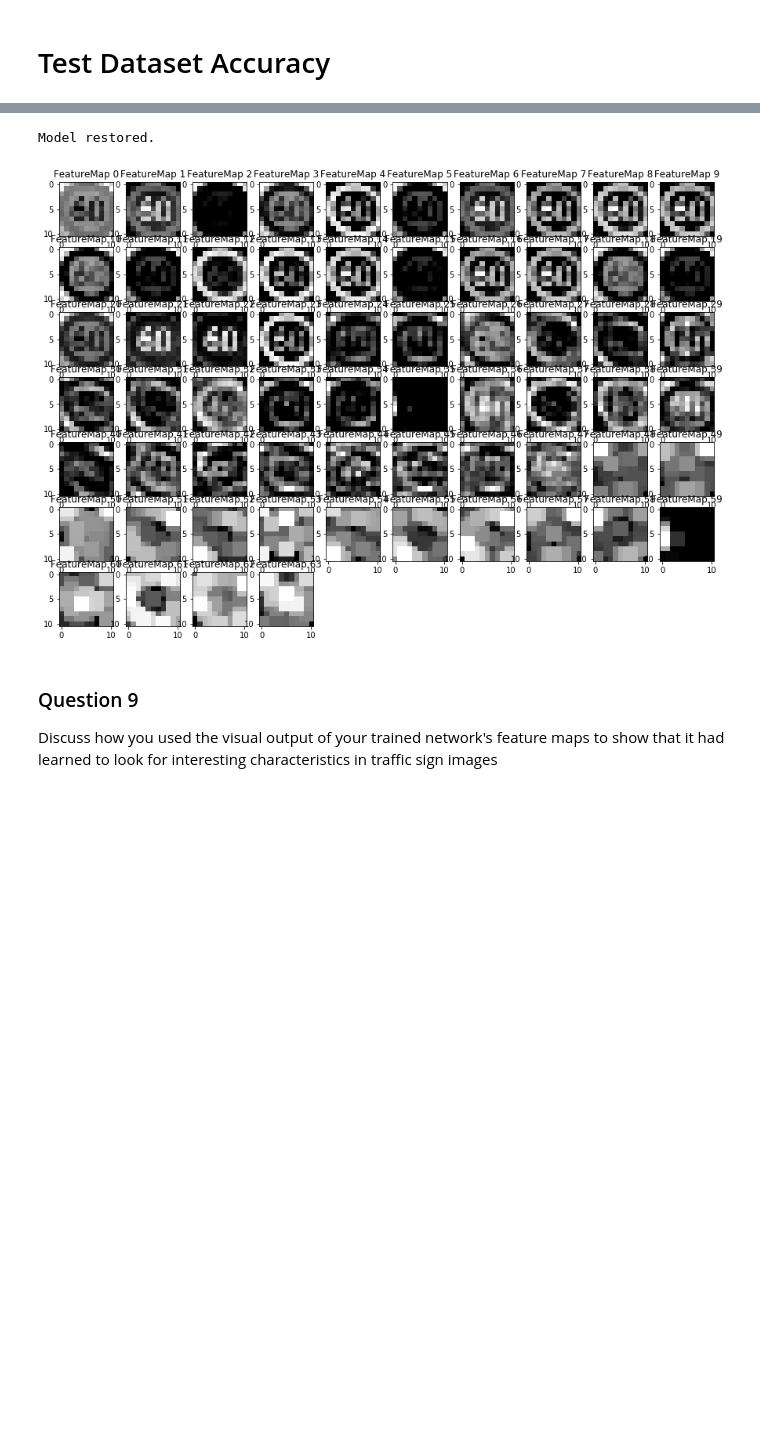
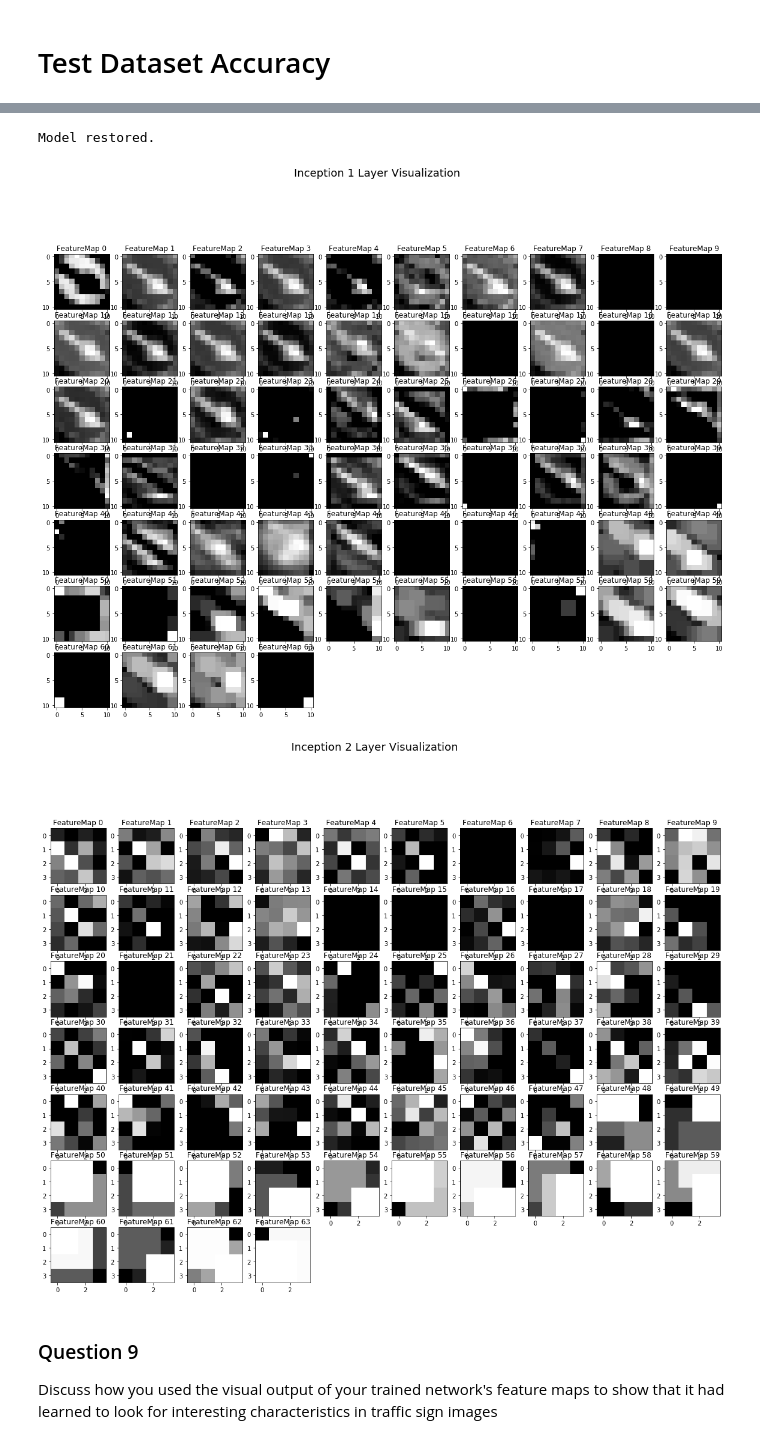
Before and after one commit to mibrahimali/CarND-Traffic-Sign-Classifier-P2, a Jupyter notebook: Traffic_Sign_Classifier.ipynb, the cells around one changed output, grey strips where cells are left out. Saved outputs shown, nothing was run; the diff lists cells and outputs as text; code cells hidden in the pictures; blank space fills up the shorter version.

Commit message:
finish Traffic Signs Classifier and update overall visualization

```diff
--- a/Traffic_Sign_Classifier.ipynb
+++ b/Traffic_Sign_Classifier.ipynb
@@ -480,7 +503,7 @@ def plot_confusion_matrix(cm, classes,
 with tf.Session() as sess:
     saver.restore(sess, "./lenet")
     print("Model restored.")
-    logits = sess.run(network_output, feed_dict={x: X_valid_normalized, y: y_valid, keep_prob: 1.0})
+    logits = sess.run(network_output, feed_dict={x: X_valid, y: y_valid, mean_image_placeholder:mean_image, keep_prob: 1.0, keep_prob_fc: 1.0, keep_prob_conv: 1.0})
     y_pred = np.argmax(logits,axis=1)
 cnf_matrix = confusion_matrix(y_valid, y_pred)
 np.set_printoptions(precision=2)
@@ -536,24 +559,19 @@ f.subplots_adjust(wspace=1, hspace=0.1)
 ### Feel free to use as many code cells as needed.
 def forward_inference(X_data, y_data):
     sess = tf.get_default_session()
-    accuracy, transformed_image = sess.run([network_output,x_trans], feed_dict={x: X_data, y: y_data, keep_prob: 1.0})
+    accuracy, transformed_image = sess.run([network_output,x_trans], feed_dict={x: X_data, y: y_data, mean_image_placeholder:mean_image, keep_prob: 1.0, keep_prob_fc: 1.0, keep_prob_conv: 1.0})
     return accuracy, transformed_image
 
 
 with tf.Session() as sess:
     # Restore variables from disk.
-    normalized_images = (np.array(images) - 127.0) / 128.0
-    plt.figure()
-    plt.imshow(images[0])
-    plt.figure()
-    plt.imshow(np.mean(np.array(images),axis=0))
     output_probabilites = []
     transformed_images = []
     predicted_labels = []
     saver.restore(sess, "./lenet")
     print("Model restored.")
     for i in range(len(images)):
-        images_TF = tf.expand_dims(normalized_images[i], 0)
+        images_TF = tf.expand_dims(images[i], 0)
         img_prob,img_transformed = forward_inference(images_TF.eval(),tf.expand_dims(np.array(labels[i]), 0).eval())
         output_probabilites.append(img_prob)
         transformed_images.append(img_transformed)
@@ -586,9 +601,0 @@ TopKV2(values=array([[[  1.00e+00,   1.58e-09,   3.82e-10,   2.49e-10,   9.96e-1
-# %%
-with tf.Session() as sess:
-    saver.restore(sess, "./lenet")
-    print("Model restored.")
-    for i in range(len(normalized_images)):
-        images_TF = tf.expand_dims(np.array(normalized_images[i]), 0)
-        transfored_img = sess.run(x_trans, feed_dict={x: images_TF.eval(), keep_prob: 1})
-        plt.figure(figsize=(4,4))
-        plt.imshow(np.array(transfored_img[0],dtype=np.uint8))
@@ -653,7 +687,7 @@ For an example of what feature map outputs look like, check out NVIDIA's results
 # activation_min/max: can be used to view the activation contrast in more detail, by default matplot sets min and max to the actual min and max values of the output
 # plt_num: used to plot out multiple different weight feature map sets on the same block, just extend the plt number for each new feature map entry
 
-def outputFeatureMap(image_input, tf_activation, activation_min=-1, activation_max=-1 ,plt_num=1):
+def outputFeatureMap(image_input, tf_activation,figure_title="Layer_Visualization", activation_min=-1, activation_max=-1 ,plt_num=1):
     # Here make sure to preprocess your image_input in a way your network expects
     # with size, normalization, ect if needed
     # image_input =
@@ -661,7 +695,8 @@ def outputFeatureMap(image_input, tf_activation, activation_min=-1, activation_m
     # If you get an error tf_activation is not defined it maybe having trouble accessing the variable from inside a function
     activation = tf_activation.eval(session=sess,feed_dict={x : image_input,keep_prob:1})
     featuremaps = activation.shape[3]
-    plt.figure(plt_num, figsize=(15,15))
+    plt.figure(plt_num, figsize=(20,20))
+    plt.suptitle(figure_title, fontsize=18)
     for featuremap in range(featuremaps):
         plt.subplot(10,10, featuremap+1) # sets the number of feature maps to show on each row and column
         plt.title('FeatureMap ' + str(featuremap)) # displays the feature map number
@@ -676,16 +711,18 @@ def outputFeatureMap(image_input, tf_activation, activation_min=-1, activation_m
 # %%
 import random
 
 with tf.Session() as sess:
     saver.restore(sess, "./lenet")
     print("Model restored.")
-    index = random.randint(0, len(X_test_normalized))
-    image = X_test_normalized[index].squeeze()
+    index = random.randint(0, len(X_test))
+    image = X_test[index].squeeze()
     images_TF = tf.expand_dims(np.array(image), 0)
-    outputFeatureMap(images_TF.eval(), inception_1, plt_num=1)
+    outputFeatureMap(images_TF.eval(), inception_1,figure_title="Inception 1 Layer Visualization", plt_num=1)
+    outputFeatureMap(images_TF.eval(), inception_2,figure_title="Inception 2 Layer Visualization", plt_num=2)
 # %% [output]
 Model restored.
-[figure, old version]
+[figure, new version]
+[figure, added]
 # %% [markdown]
 ### Question 9
 
```
Also changed, not shown: parts of 16 cells of this notebook, 3 other files.
